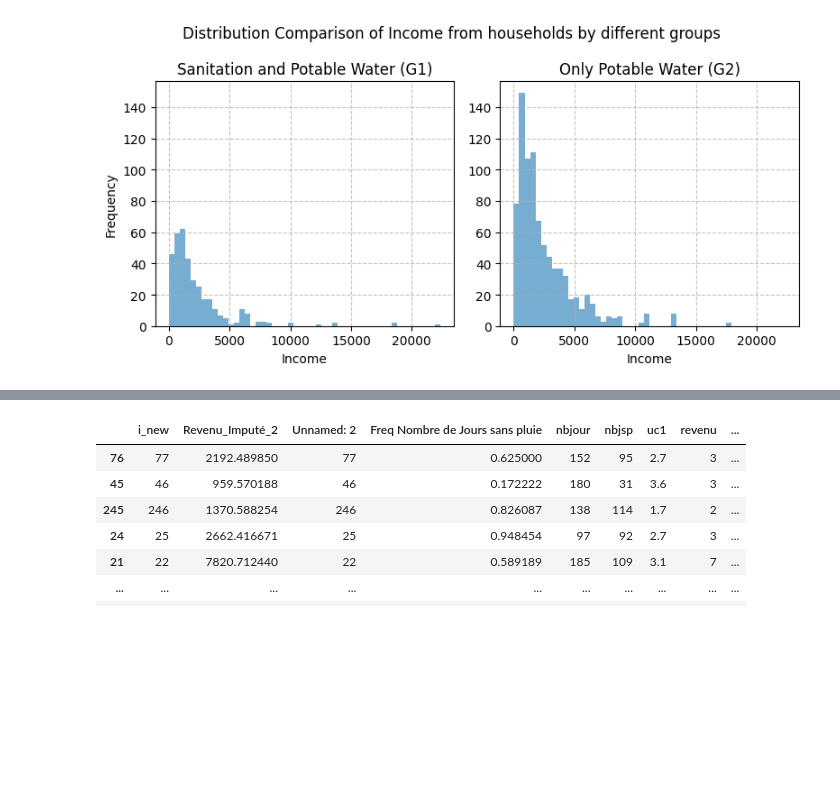
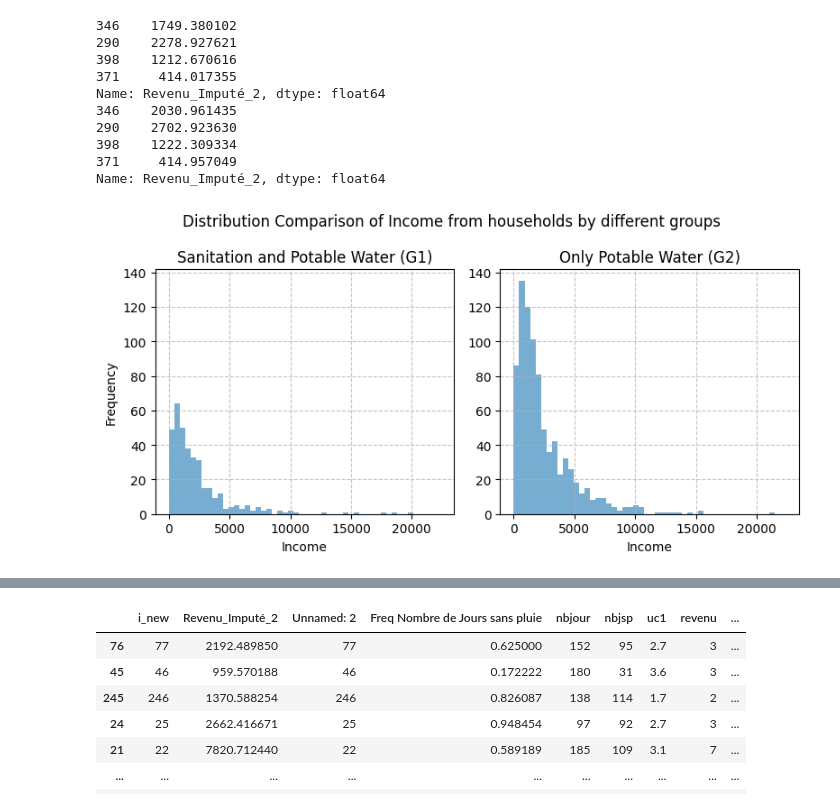
Before and after one commit to Applied-Artificial-Intelligence-Eurecat/innwater-water-tariff, a Jupyter notebook: fast_backend/Data.ipynb, the cells around one changed output, grey strips where cells are left out. Cells and saved outputs as stored; diff of their text form; code cells hidden in the pictures; blank space fills up the shorter version.

```diff
--- a/fast_backend/Data.ipynb
+++ b/fast_backend/Data.ipynb
@@ -8,40 +8,52 @@ total_subscribers = 1000
 sanitation_subscribers = 300
 
 eps = 1200
-std = 0.05
+std = 0.2
 
 df = pd.read_excel("data/data_La_Réunion_2.xls", "esfact7-ElPR1")
 
 np.random.seed(42)
 is_g1 = df['Assainissement Collectif (1 = oui)'] == 1
 g1_perc = sanitation_subscribers / total_subscribers
 g1_card = int(eps * g1_perc)
 g2_card = eps - g1_card
 g2_card, g1_card, len(df)
 g1_augmented = pd.concat([df[is_g1]] * ceil(g1_card / len(df[is_g1]))).sample(g1_card)
 g2_augmented = pd.concat([df[~is_g1]] * ceil(g2_card / len(df[~is_g1]))).sample(g2_card)
-g1_augmented['Revenu_Imputé_2'] = g1_augmented[('Revenu_Imputé_2')] + np.random.normal(0, std, g1_card)
-g2_augmented['Revenu_Imputé_2'] = g2_augmented[('Revenu_Imputé_2')] + np.random.normal(0, std, g2_card)
+print(g1_augmented['Revenu_Imputé_2'].iloc[:4])
+g1_augmented['Revenu_Imputé_2'] = g1_augmented[('Revenu_Imputé_2')] * ( 1 + np.random.normal(0, std, g1_card))
+print(g1_augmented['Revenu_Imputé_2'].iloc[:4])
+g2_augmented['Revenu_Imputé_2'] = g2_augmented[('Revenu_Imputé_2')] * (1 + np.random.normal(0, std, g2_card))
 
 fig, axs = plt.subplots(1, 2, figsize=(8, 4))
 axs[0].hist(g1_augmented['Revenu_Imputé_2'], bins=50, alpha=0.6, range=(0, df['Revenu_Imputé_2'].max()), label='Sanitation and Potable Water (G1)', )
 axs[1].hist(g2_augmented['Revenu_Imputé_2'], bins=50, alpha=0.6, range=(0, df['Revenu_Imputé_2'].max()), label='Only Potable Water (G2)',)
 axs[0].set_xlabel("Income")
 axs[1].set_xlabel("Income")
 axs[0].set_ylabel("Frequency")
 plt.suptitle("Distribution Comparison of Income from households by different groups")
 axs[0].set_title("Sanitation and Potable Water (G1)")
 axs[1].set_title("Only Potable Water (G2)")
 axs[0].grid(True, alpha=0.75, linestyle='--')
 axs[1].grid(True, alpha=0.75, linestyle='--')
 max_ylim = max(axs[0].get_ylim()[1], axs[1].get_ylim()[1])
 axs[0].set_ylim(0, max_ylim)
 axs[1].set_ylim(0, max_ylim)
 
 mean_g1 = g1_augmented['nbpers'].mean()
 mean_g2 = g2_augmented['nbpers'].mean()
 
 plt.tight_layout()
 plt.show()
 # %% [output]
+346    1749.380102
+290    2278.927621
+398    1212.670616
+371     414.017355
+Name: Revenu_Imputé_2, dtype: float64
+346    2030.961435
+290    2702.923630
+398    1222.309334
+371     414.957049
+Name: Revenu_Imputé_2, dtype: float64
-[figure, old version]
+[figure, new version]
```
Also changed, not shown: parts of 1 cell of this notebook, 40 other files.
